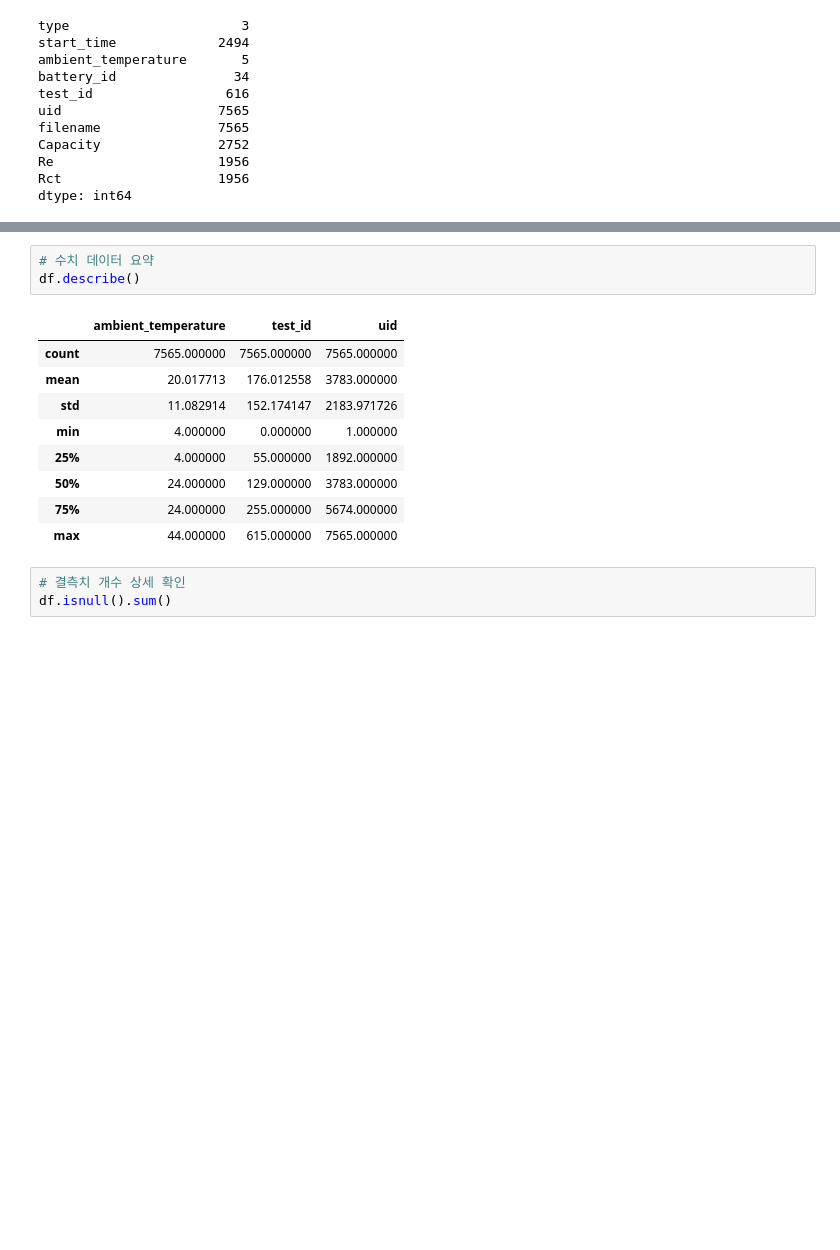
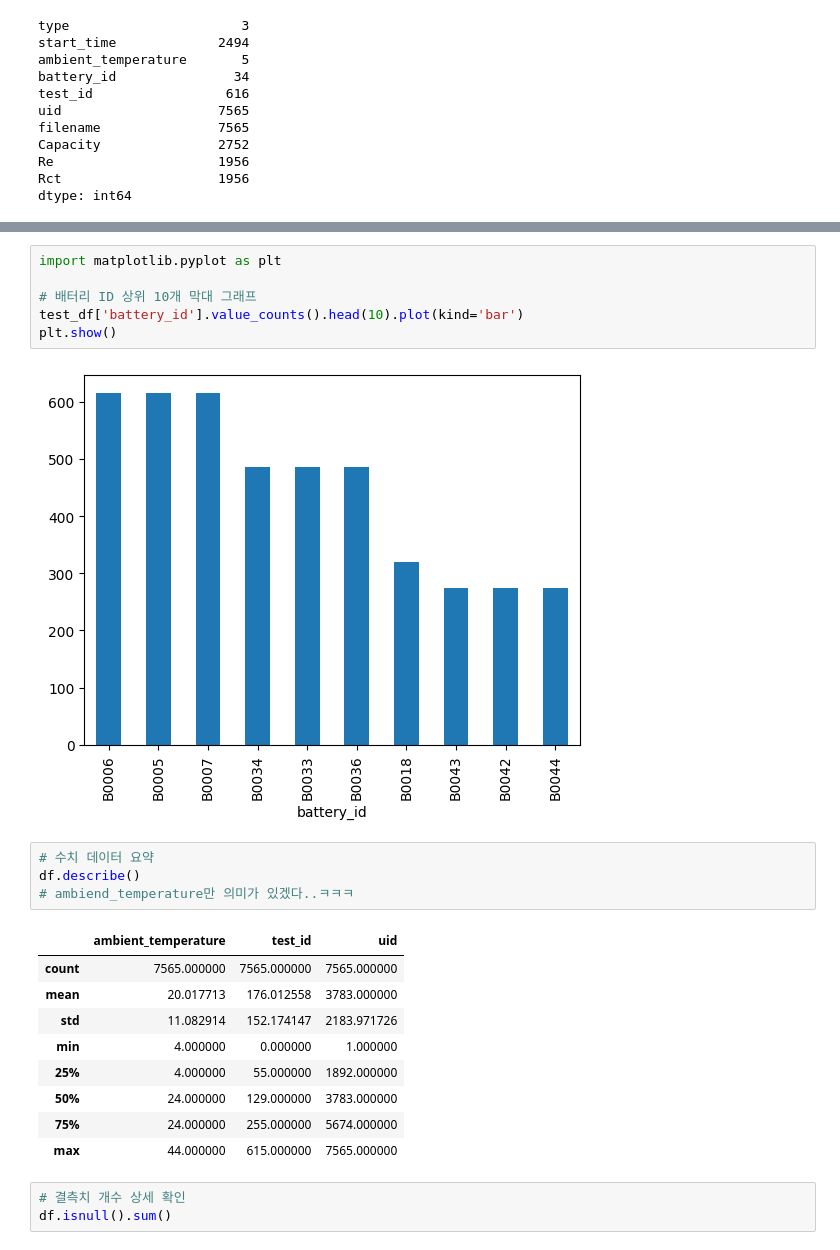
Before and after one commit to mipigirl7/project_lithium_battery_analysis_16team, a Jupyter notebook: 260319_1.ipynb, the cells around one changed output, grey strips where cells are left out. Drawn from its saved outputs; the diff is of its cells as text; blank space fills up the shorter version.

```diff
--- a/260319_1.ipynb
+++ b/260319_1.ipynb
@@ -60,6 +102,15 @@ dtype: int64
+# %%
+import matplotlib.pyplot as plt
+
+# 배터리 ID 상위 10개 막대 그래프
+test_df['battery_id'].value_counts().head(10).plot(kind='bar')
+plt.show()
+# %% [output]
+[figure, added]
 # %%
 # 수치 데이터 요약
 df.describe()
+# ambiend_temperature만 의미가 있겠다..ㅋㅋㅋ
 # %% [output]
 |  | ambient_temperature | test_id | uid |
 | count | 7565.000000 | 7565.000000 | 7565.000000 |
```
Also changed, not shown: parts of 5 cells of this notebook.
